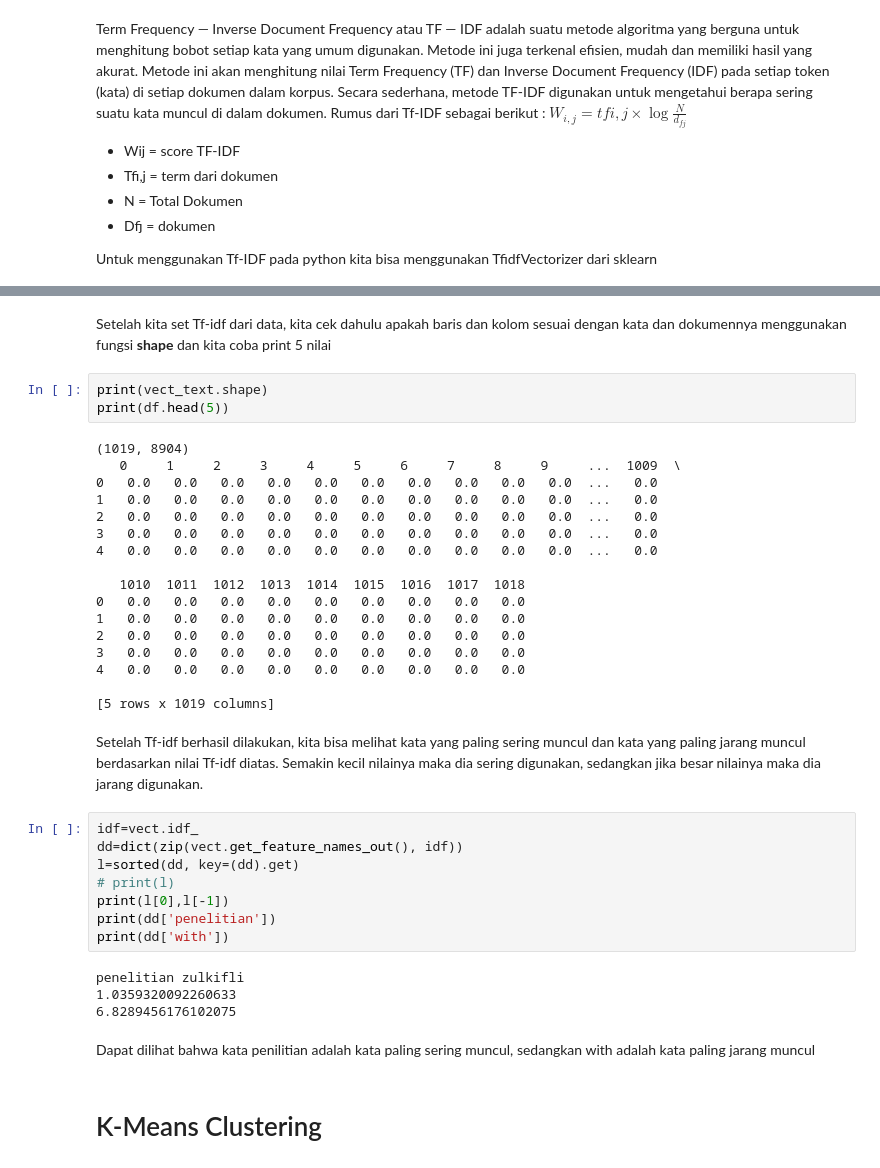
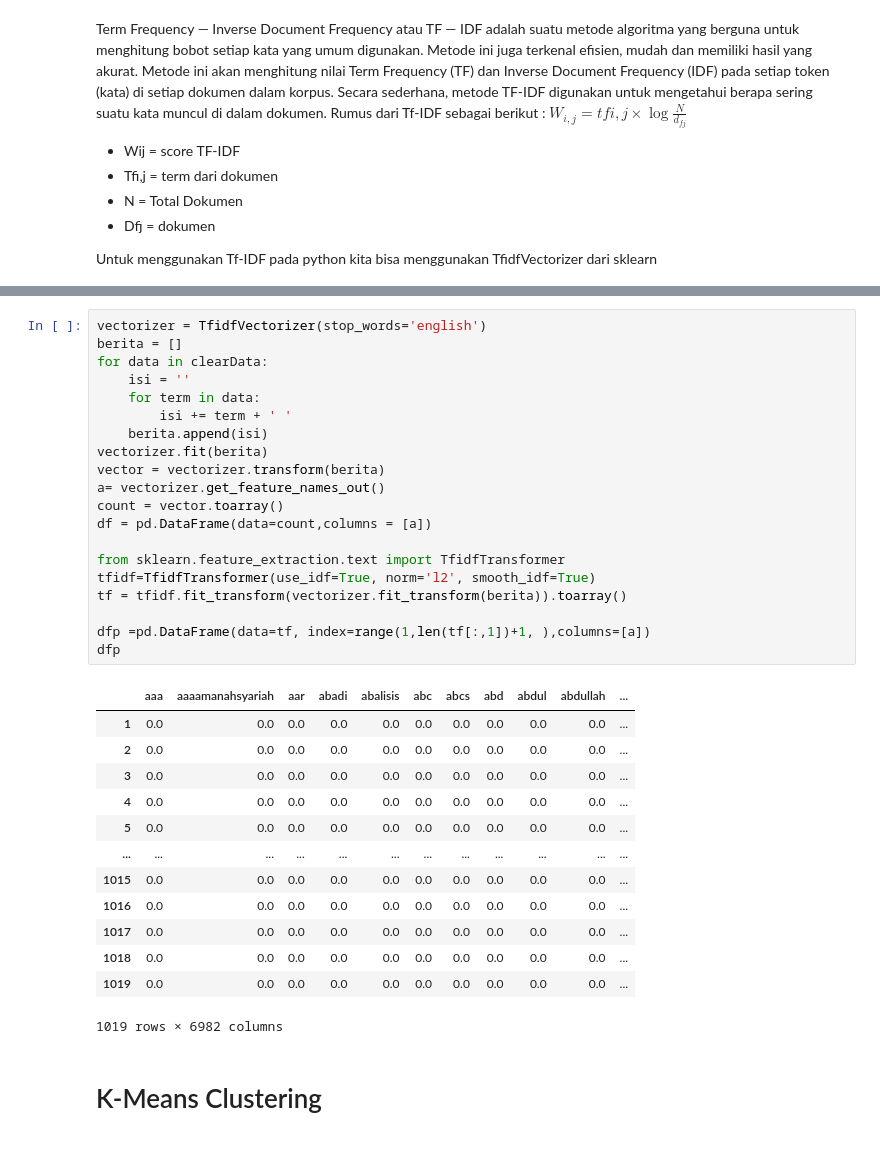
Before and after one commit to Junasukses/19-103_ArjunaWiraYudha_UAS, a Jupyter notebook: UAS/_build/jupyter_execute/UAS.ipynb, the cells around one changed output, grey strips where cells are left out. Cells and saved outputs as stored; diff of their text form.

```diff
--- a/UAS/_build/jupyter_execute/UAS.ipynb
+++ b/UAS/_build/jupyter_execute/UAS.ipynb
@@ -231,41 +223,37 @@ df = pd.DataFrame(vect_text_tranpose.toarray())
-# %% [markdown]
-Setelah kita set Tf-idf dari data, kita cek dahulu apakah baris dan kolom sesuai dengan kata dan dokumennya menggunakan fungsi **shape** dan kita coba print 5 nilai
-# %%
-print(vect_text.shape)
-print(df.head(5))
-# %% [output]
-(1019, 8904)
-   0     1     2     3     4     5     6     7     8     9     ...  1009  \
-0   0.0   0.0   0.0   0.0   0.0   0.0   0.0   0.0   0.0   0.0  ...   0.0
-1   0.0   0.0   0.0   0.0   0.0   0.0   0.0   0.0   0.0   0.0  ...   0.0
-2   0.0   0.0   0.0   0.0   0.0   0.0   0.0   0.0   0.0   0.0  ...   0.0
-3   0.0   0.0   0.0   0.0   0.0   0.0   0.0   0.0   0.0   0.0  ...   0.0
-4   0.0   0.0   0.0   0.0   0.0   0.0   0.0   0.0   0.0   0.0  ...   0.0
-
-   1010  1011  1012  1013  1014  1015  1016  1017  1018
-0   0.0   0.0   0.0   0.0   0.0   0.0   0.0   0.0   0.0
-1   0.0   0.0   0.0   0.0   0.0   0.0   0.0   0.0   0.0
-2   0.0   0.0   0.0   0.0   0.0   0.0   0.0   0.0   0.0
-3   0.0   0.0   0.0   0.0   0.0   0.0   0.0   0.0   0.0
-4   0.0   0.0   0.0   0.0   0.0   0.0   0.0   0.0   0.0
-
-[5 rows x 1019 columns]
-# %% [markdown]
-Setelah Tf-idf berhasil dilakukan, kita bisa melihat kata yang paling sering muncul dan kata yang paling jarang muncul berdasarkan nilai Tf-idf diatas. Semakin kecil nilainya maka dia sering digunakan, sedangkan jika besar nilainya maka dia jarang digunakan.
-# %%
-idf=vect.idf_
-dd=dict(zip(vect.get_feature_names_out(), idf))
-l=sorted(dd, key=(dd).get)
-# print(l)
-print(l[0],l[-1])
-print(dd['penelitian'])
-print(dd['with'])
-# %% [output]
-penelitian zulkifli
-1.0359320092260633
-6.8289456176102075
-# %% [markdown]
-Dapat dilihat bahwa kata penilitian adalah kata paling sering muncul, sedangkan with adalah kata paling jarang muncul
+# %%
+vectorizer = TfidfVectorizer(stop_words='english')
+berita = []
+for data in clearData:
+    isi = ''
+    for term in data:
+        isi += term + ' '
+    berita.append(isi)
+vectorizer.fit(berita)
+vector = vectorizer.transform(berita)
+a= vectorizer.get_feature_names_out()
+count = vector.toarray()
+df = pd.DataFrame(data=count,columns = [a])
+
+from sklearn.feature_extraction.text import TfidfTransformer
+tfidf=TfidfTransformer(use_idf=True, norm='l2', smooth_idf=True)
+tf = tfidf.fit_transform(vectorizer.fit_transform(berita)).toarray()
+
+dfp =pd.DataFrame(data=tf, index=range(1,len(tf[:,1])+1, ),columns=[a])
+dfp
+# %% [output]
+|  | aaa | aaaamanahsyariah | aar | abadi | abalisis | abc | abcs | abd | abdul | abdullah | ... |
+| 1 | 0.0 | 0.0 | 0.0 | 0.0 | 0.0 | 0.0 | 0.0 | 0.0 | 0.0 | 0.0 | ... |
+| 2 | 0.0 | 0.0 | 0.0 | 0.0 | 0.0 | 0.0 | 0.0 | 0.0 | 0.0 | 0.0 | ... |
+| 3 | 0.0 | 0.0 | 0.0 | 0.0 | 0.0 | 0.0 | 0.0 | 0.0 | 0.0 | 0.0 | ... |
+| 4 | 0.0 | 0.0 | 0.0 | 0.0 | 0.0 | 0.0 | 0.0 | 0.0 | 0.0 | 0.0 | ... |
+| 5 | 0.0 | 0.0 | 0.0 | 0.0 | 0.0 | 0.0 | 0.0 | 0.0 | 0.0 | 0.0 | ... |
+| ... | ... | ... | ... | ... | ... | ... | ... | ... | ... | ... | ... |
+| 1015 | 0.0 | 0.0 | 0.0 | 0.0 | 0.0 | 0.0 | 0.0 | 0.0 | 0.0 | 0.0 | ... |
+| 1016 | 0.0 | 0.0 | 0.0 | 0.0 | 0.0 | 0.0 | 0.0 | 0.0 | 0.0 | 0.0 | ... |
+| 1017 | 0.0 | 0.0 | 0.0 | 0.0 | 0.0 | 0.0 | 0.0 | 0.0 | 0.0 | 0.0 | ... |
+| 1018 | 0.0 | 0.0 | 0.0 | 0.0 | 0.0 | 0.0 | 0.0 | 0.0 | 0.0 | 0.0 | ... |
+| 1019 | 0.0 | 0.0 | 0.0 | 0.0 | 0.0 | 0.0 | 0.0 | 0.0 | 0.0 | 0.0 | ... |
+1019 rows × 6982 columns
 # %% [markdown]
 # K-Means Clustering
 # %% [markdown]
```
Also changed, not shown: parts of 33 cells of this notebook, 14 other files.
